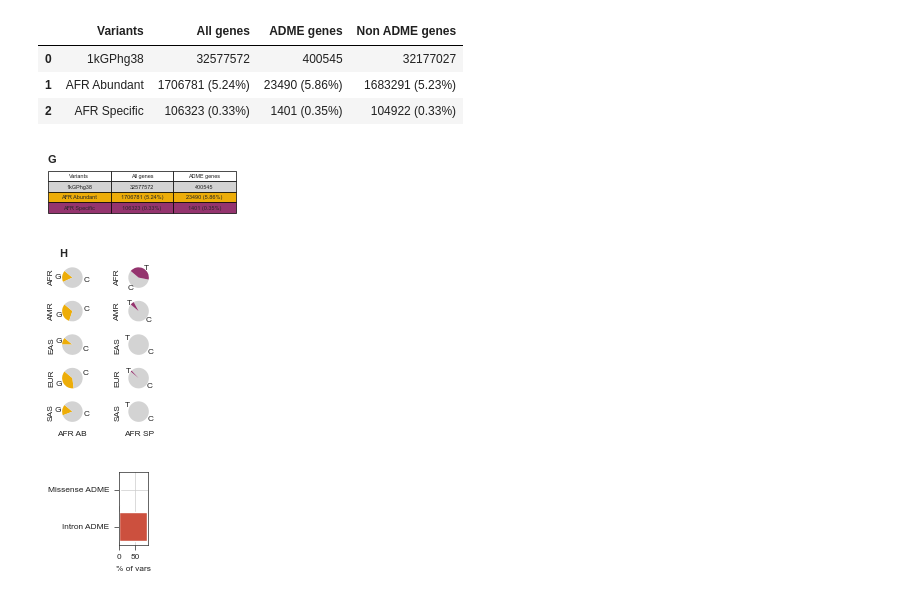
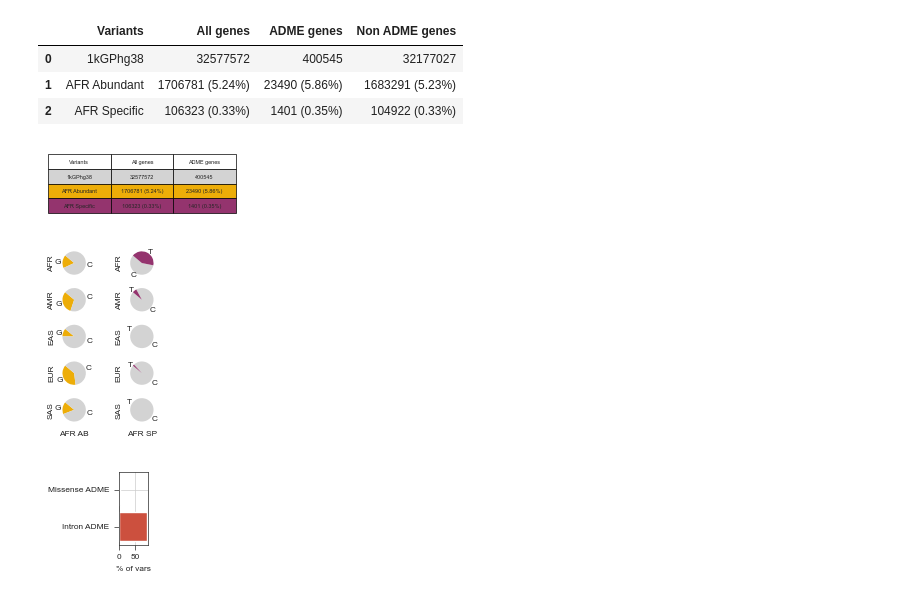
Before and after one commit to ersilia-os/pharmacogx-embeddings, a Jupyter notebook: paper/figure1.ipynb, the cells around one changed output. Cells and saved outputs as stored; diff of their text form; code cells hidden in the pictures.

```diff
--- a/paper/figure1.ipynb
+++ b/paper/figure1.ipynb
@@ -456,23 +456,23 @@ df_sum
 # %%
 df_sum = df_sum[["Variants", "All genes", "ADME genes"]]
 fig, axs = st.create_figure(1,1, width= TWO_COLUMNS_WIDTH/3.5, height=TWO_COLUMNS_WIDTH/9.62)
 ax = axs.next()
 ax.axis('off')
 table = ax.table(cellText=df_sum.values,
                  colLabels=df_sum.columns,
                  cellLoc='center',
                  loc='center',
                  bbox=[0, 0, 1, 1])
 colors = [gray, yellow, purple]
 for i, color in enumerate(colors):
     for j in range(len(df_sum.columns)):
         table[(i + 1, j)].set_facecolor(color)
 for key, cell in table.get_celld().items():
     cell.set_linewidth(0.5)
-st.label(ax,title="", abc="G")
+st.label(ax,title="", abc="")
 st.save_figure("assets/perc_vars_table.png")
 # %% [output]
-[figure, old version]
+[figure, new version]
 # %%
 # specific examples
 rs_ab = pd.read_csv(os.path.join("data", "rs3829740.csv"))
@@ -488,7 +488,7 @@ for i,p in enumerate(pops):
     ax = axs[i,0]
     ax.pie(rs_ab[p].tolist(), labels = labels_ab, colors=colors_ab, startangle=140,wedgeprops=dict(edgecolor='none'))
     if i==0:
-        st.label(ax, title="", xlabel="", ylabel=titles[i], abc="H")
+        st.label(ax, title="", xlabel="", ylabel=titles[i], abc="")
     elif i == 4:
         st.label(ax, title="", xlabel="AFR AB", ylabel=titles[i], abc="")
     else:
@@ -503,7 +503,7 @@ for i,p in enumerate(pops):
 plt.tight_layout()
 st.save_figure("assets/vars_pieexample.png")
 # %% [output]
-[figure, old version]
+[figure, new version]
 # %%
 #intron vs missense
 vars_all = df["total_variants"].sum()
```
Also changed, not shown: parts of 3 cells of this notebook, 6 other files.
